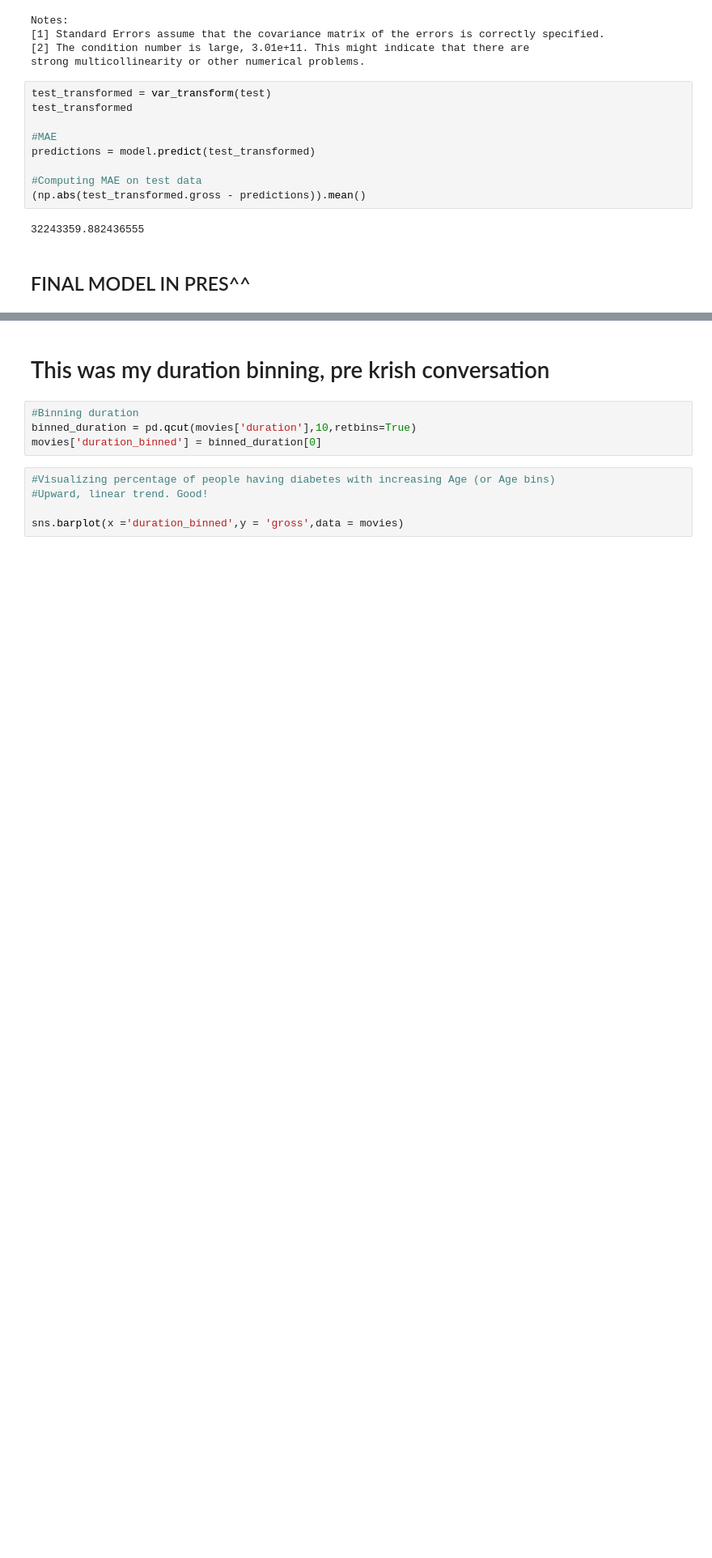
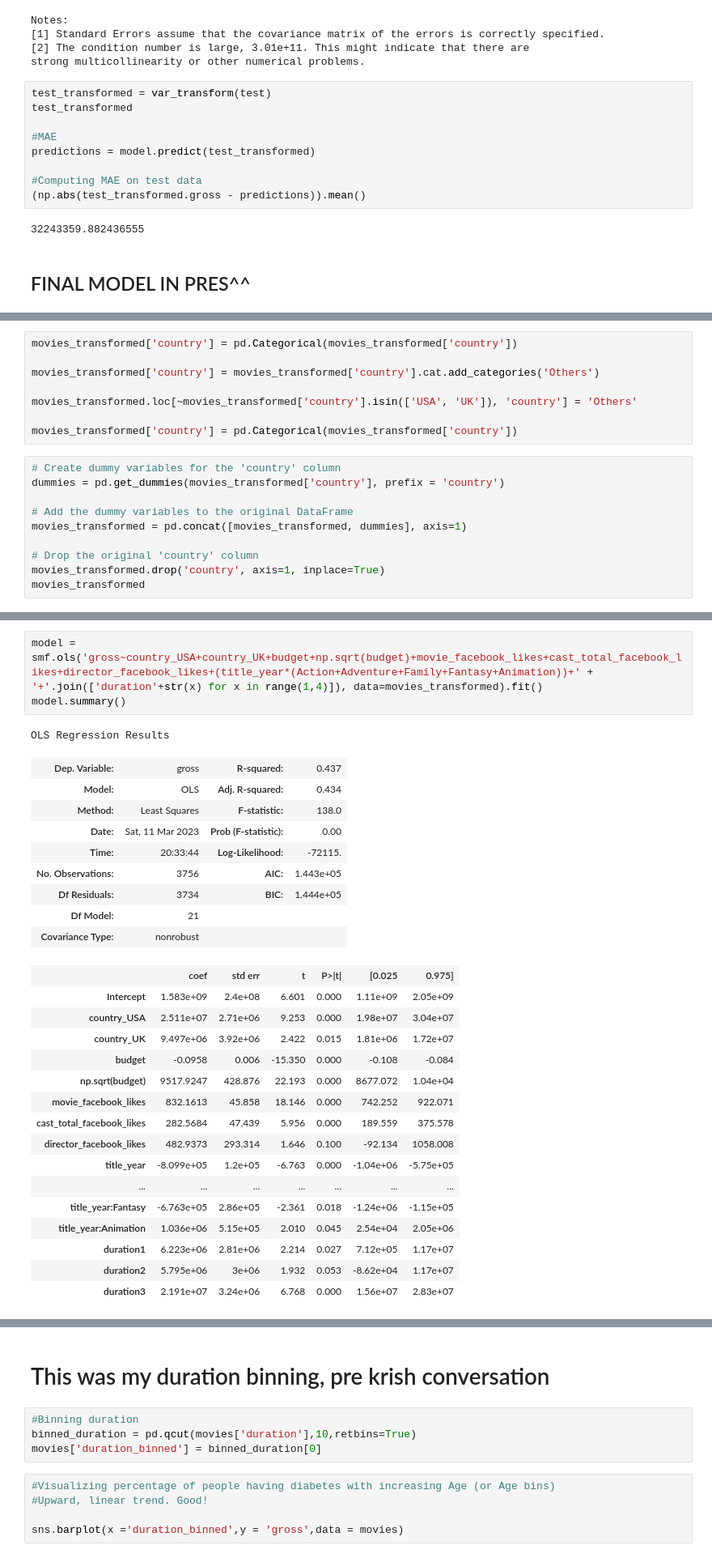
Before and after one commit to kennyeon/Too-Pullz-Project, a Jupyter notebook: IMDB_Regression.ipynb, the cells around one changed output, grey strips where cells are left out. Shown: that part at 81% size. Saved outputs shown, nothing was run; the diff lists cells and outputs as text; blank space fills up the shorter version.

```diff
--- a/IMDB_Regression.ipynb
+++ b/IMDB_Regression.ipynb
@@ -922,0 +1009,18 @@ predictions = model.predict(test_transformed)
+# %%
+movies_transformed['country'] = pd.Categorical(movies_transformed['country'])
+
+movies_transformed['country'] = movies_transformed['country'].cat.add_categories('Others')
+
+movies_transformed.loc[~movies_transformed['country'].isin(['USA', 'UK']), 'country'] = 'Others'
+
+movies_transformed['country'] = pd.Categorical(movies_transformed['country'])
+# %%
+# Create dummy variables for the 'country' column
+dummies = pd.get_dummies(movies_transformed['country'], prefix = 'country')
+
+# Add the dummy variables to the original DataFrame
+movies_transformed = pd.concat([movies_transformed, dummies], axis=1)
+
+# Drop the original 'country' column
+movies_transformed.drop('country', axis=1, inplace=True)
+movies_transformed
@@ -922,0 +1041,30 @@ predictions = model.predict(test_transformed)
+# %%
+model = smf.ols('gross~country_USA+country_UK+budget+np.sqrt(budget)+movie_facebook_likes+cast_total_facebook_likes+director_facebook_likes+(title_year*(Action+Adventure+Family+Fantasy+Animation))+' + '+'.join(['duration'+str(x) for x in range(1,4)]), data=movies_transformed).fit()
+model.summary()
+# %% [output]
+OLS Regression Results
+| Dep. Variable: | gross | R-squared: | 0.437 |
+| Model: | OLS | Adj. R-squared: | 0.434 |
+| Method: | Least Squares | F-statistic: | 138.0 |
+| Date: | Sat, 11 Mar 2023 | Prob (F-statistic): | 0.00 |
+| Time: | 20:33:44 | Log-Likelihood: | -72115. |
+| No. Observations: | 3756 | AIC: | 1.443e+05 |
+| Df Residuals: | 3734 | BIC: | 1.444e+05 |
+| Df Model: | 21 |  |  |
+| Covariance Type: | nonrobust |  |  |
+|  | coef | std err | t | P>|t| | [0.025 | 0.975] |
+| Intercept | 1.583e+09 | 2.4e+08 | 6.601 | 0.000 | 1.11e+09 | 2.05e+09 |
+| country_USA | 2.511e+07 | 2.71e+06 | 9.253 | 0.000 | 1.98e+07 | 3.04e+07 |
+| country_UK | 9.497e+06 | 3.92e+06 | 2.422 | 0.015 | 1.81e+06 | 1.72e+07 |
+| budget | -0.0958 | 0.006 | -15.350 | 0.000 | -0.108 | -0.084 |
+| np.sqrt(budget) | 9517.9247 | 428.876 | 22.193 | 0.000 | 8677.072 | 1.04e+04 |
+| movie_facebook_likes | 832.1613 | 45.858 | 18.146 | 0.000 | 742.252 | 922.071 |
+| cast_total_facebook_likes | 282.5684 | 47.439 | 5.956 | 0.000 | 189.559 | 375.578 |
+| director_facebook_likes | 482.9373 | 293.314 | 1.646 | 0.100 | -92.134 | 1058.008 |
+| title_year | -8.099e+05 | 1.2e+05 | -6.763 | 0.000 | -1.04e+06 | -5.75e+05 |
+| ... | ... | ... | ... | ... | ... | ... |
+| title_year:Fantasy | -6.763e+05 | 2.86e+05 | -2.361 | 0.018 | -1.24e+06 | -1.15e+05 |
+| title_year:Animation | 1.036e+06 | 5.15e+05 | 2.010 | 0.045 | 2.54e+04 | 2.05e+06 |
+| duration1 | 6.223e+06 | 2.81e+06 | 2.214 | 0.027 | 7.12e+05 | 1.17e+07 |
+| duration2 | 5.795e+06 | 3e+06 | 1.932 | 0.053 | -8.62e+04 | 1.17e+07 |
+| duration3 | 2.191e+07 | 3.24e+06 | 6.768 | 0.000 | 1.56e+07 | 2.83e+07 |
```
Also changed, not shown: parts of 34 cells of this notebook.
